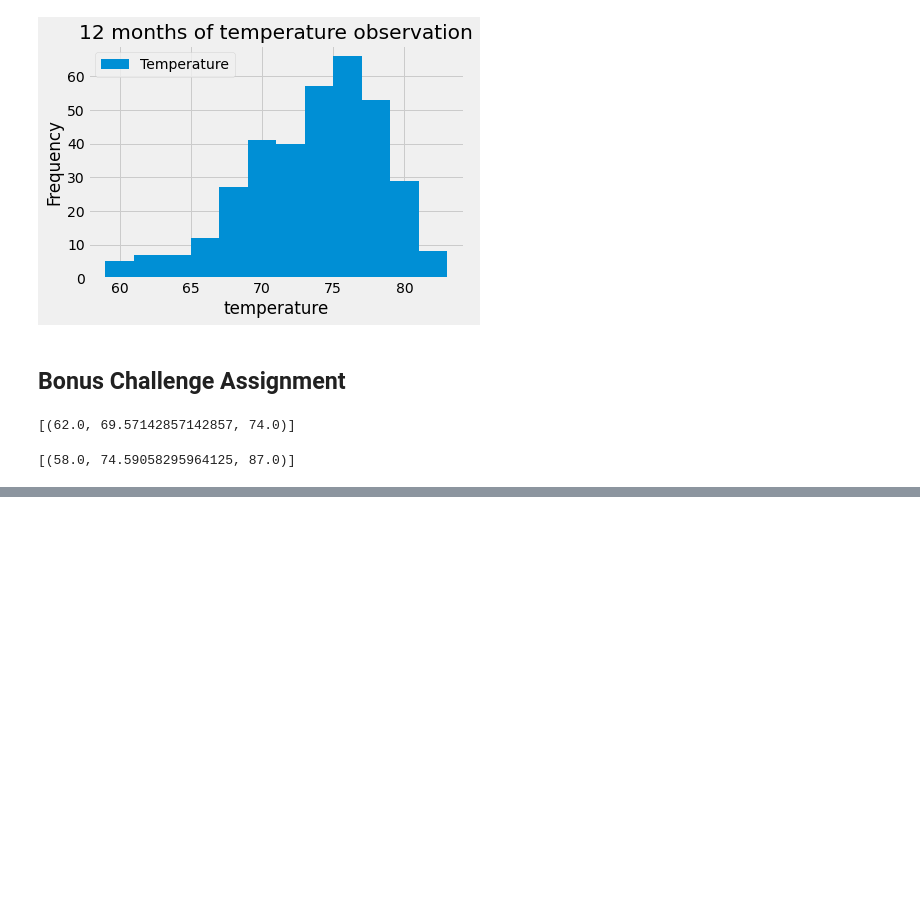
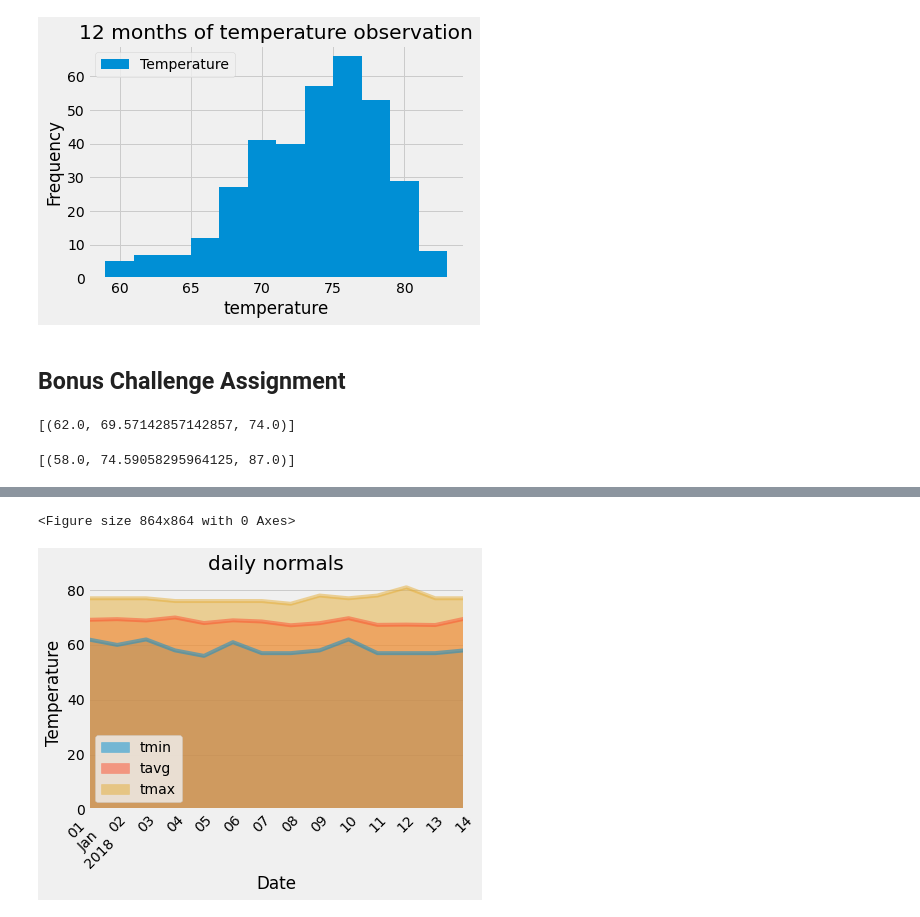
Before and after one commit to helenamin/Climate-Analysis, a Jupyter notebook: climate_starter.ipynb, the cells around one changed output, grey strips where cells are left out. Saved outputs shown, nothing was run; the diff lists cells and outputs as text; code cells hidden in the pictures; blank space fills up the shorter version.

```diff
--- a/climate_starter.ipynb
+++ b/climate_starter.ipynb
@@ -371,2 +459,4 @@ daily_normals("01-01")
 # %%
 # Load the previous query results into a Pandas DataFrame and add the `trip_dates` range as the `date` index
+df = pd.DataFrame(normals,columns =['normal'])
+df
@@ -372,0 +479,5 @@ daily_normals("01-01")
+# %%
+df['tmin'] = ""
+df['tavg'] = ""
+df['tmax'] = ""
+df
@@ -372,0 +500,7 @@ daily_normals("01-01")
+# %%
+for index, row in df.iterrows():
+    (tmin,tavg,tmax)= df.iloc[index,0]
+    df.iloc[index,1] = tmin
+    df.iloc[index,2] = tavg
+    df.iloc[index,3] = tmax
+df
@@ -372,0 +523,4 @@ daily_normals("01-01")
+# %%
+normals_df = df[['tmin','tavg','tmax']]
+normals_df= normals_df.set_index(trip_date_range)
+normals_df
@@ -373,2 +543,12 @@ daily_normals("01-01")
 # %%
 # Plot the daily normals as an area plot with `stacked=False`
+plt.figure(figsize = (12,12))
+normals_df.plot(kind='area',stacked=False, rot =45)
+plt.title("daily normals")
+plt.xlabel('Date')
+plt.ylabel('Temperature')
+plt.legend(loc='best')
+plt.show()
+# %% [output]
+<Figure size 864x864 with 0 Axes>
+[figure, added]
```
Also changed, not shown: parts of 17 cells of this notebook, 6 other files.
